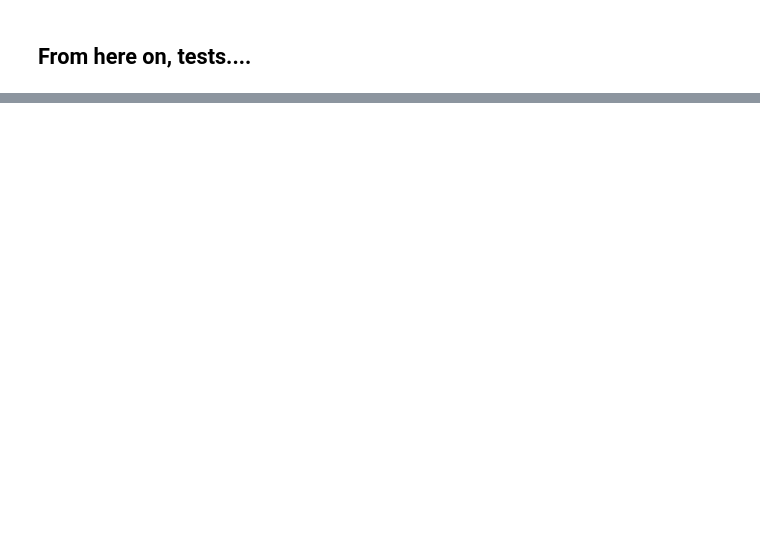
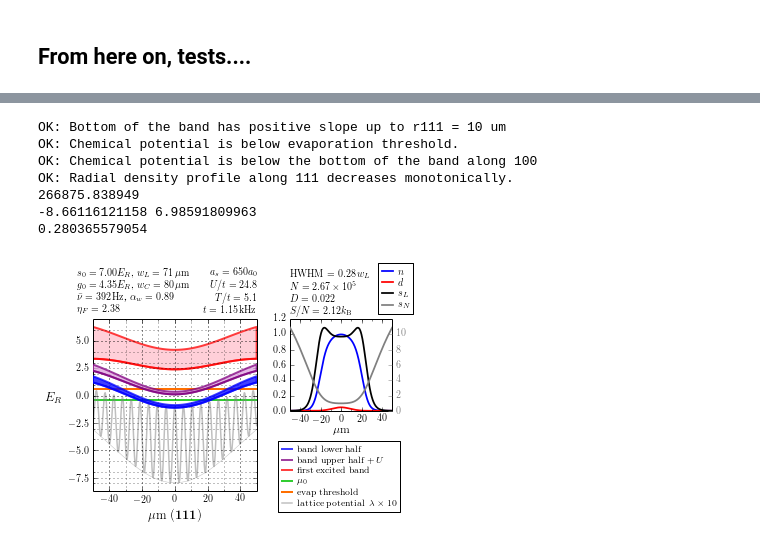
Before and after one commit to PedroMDuarte/hubbard-lda_evap, a Jupyter notebook: ldaEvaporation.ipynb, the cells around one changed output, grey strips where cells are left out. Drawn from its saved outputs; the diff is of its cells as text; code cells hidden in the pictures; blank space fills up the shorter version.

```diff
--- a/ldaEvaporation.ipynb
+++ b/ldaEvaporation.ipynb
@@ -111,0 +347,26 @@ print results
+# %%
+import scubic
+import lda
+
+s=7.
+g=4.35
+wIR=71.
+wGR=80.
+T = 0.2
+extents=50.
+
+pot = scubic.sc(allIR=s, allGR=g, allIRw=wIR, allGRw=wGR)
+test = lda.lda(potential = pot, Temperature=T, a_s=650., extents=extents, globalMu='halfMott', verbose=True, ignoreExtents=True)
+print test.Number
+fig = lda.plotLine( test , line_direction='111', extents=extents)
+
+print test.getRadius() / wIR
+# %% [output]
+OK: Bottom of the band has positive slope up to r111 = 10 um
+OK: Chemical potential is below evaporation threshold.
+OK: Chemical potential is below the bottom of the band along 100
+OK: Radial density profile along 111 decreases monotonically.
+266875.838949
+-8.66116121158 6.98591809963
+0.280365579054
+[figure, added]
```
Also changed, not shown: parts of 24 cells of this notebook, 50 other files.
